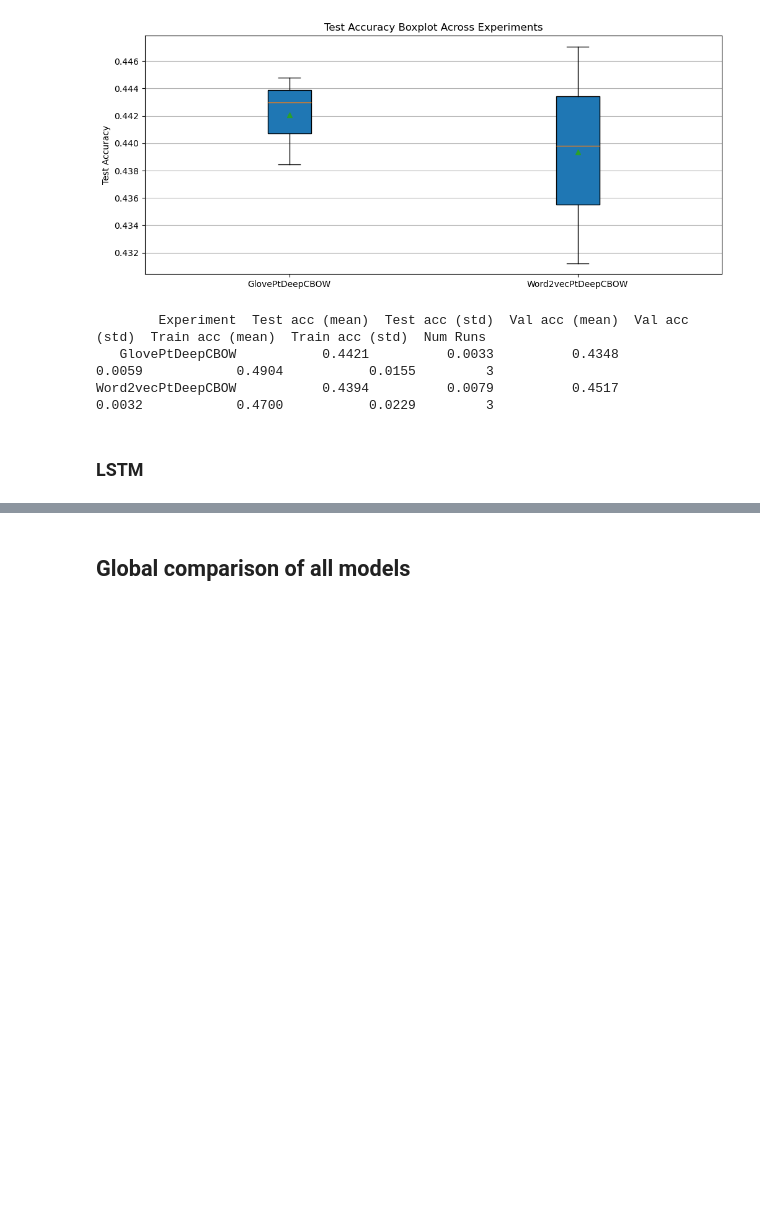
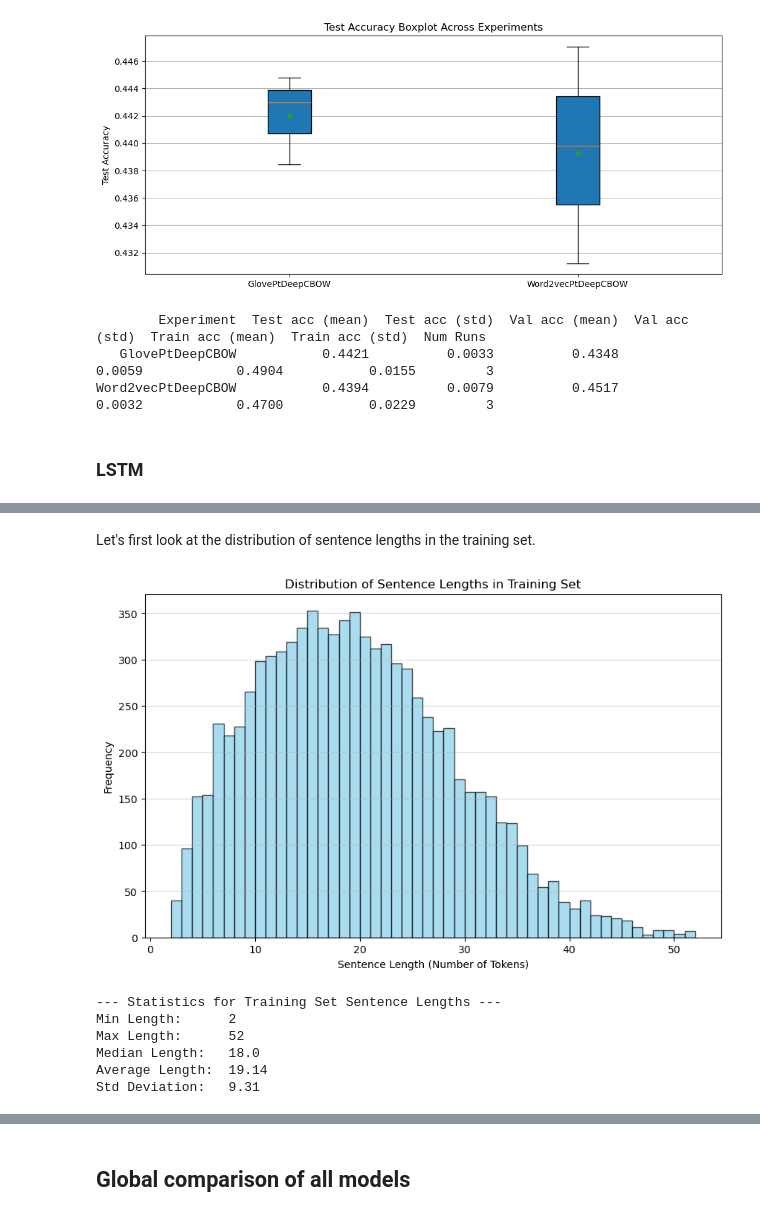
Before and after one commit to NiccoloCase/uva-nlp-1-assignments, a Jupyter notebook: assignment2/NLP1_2025_Practical_2.ipynb, the cells around one changed output, grey strips where cells are left out. Cells and saved outputs as stored; diff of their text form; code cells hidden in the pictures; blank space fills up the shorter version.

```diff
--- a/assignment2/NLP1_2025_Practical_2.ipynb
+++ b/assignment2/NLP1_2025_Practical_2.ipynb
@@ -2940,0 +3009,35 @@ Word2vecPtDeepCBOW           0.4394          0.0079          0.4517         0.00
+# %% [markdown]
+Let's first look at the distribution of sentence lengths in the training set.
+# %%
+train_lengths = [len(ex.tokens) for ex in train_data]
+
+
+plt.figure(figsize=(10, 6))
+plt.hist(train_lengths, bins=range(min(train_lengths), max(train_lengths) + 1, 1),
+         color='skyblue', edgecolor='black', alpha=0.7)
+plt.title('Distribution of Sentence Lengths in Training Set')
+plt.xlabel('Sentence Length (Number of Tokens)')
+plt.ylabel('Frequency')
+plt.grid(axis='y', alpha=0.5)
+plt.show()
+
+min_len = np.min(train_lengths)
+max_len = np.max(train_lengths)
+median_len = np.median(train_lengths)
+avg_len = np.mean(train_lengths)
+std_dev = np.std(train_lengths)
+
+print(f"--- Statistics for Training Set Sentence Lengths ---")
+print(f"Min Length:      {min_len}")
+print(f"Max Length:      {max_len}")
+print(f"Median Length:   {median_len}")
+print(f"Average Length:  {avg_len:.2f}")
+print(f"Std Deviation:   {std_dev:.2f}")
+# %% [output]
+[figure, added]
+--- Statistics for Training Set Sentence Lengths ---
+Min Length:      2
+Max Length:      52
+Median Length:   18.0
+Average Length:  19.14
+Std Deviation:   9.31
```
Also changed, not shown: parts of 26 cells of this notebook.
